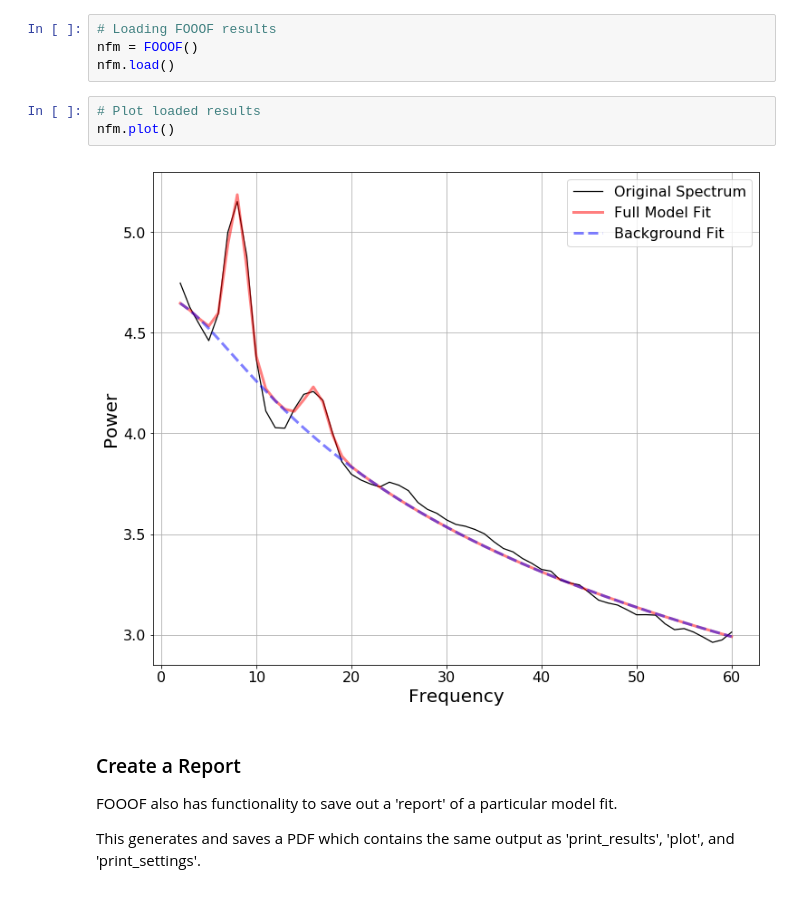
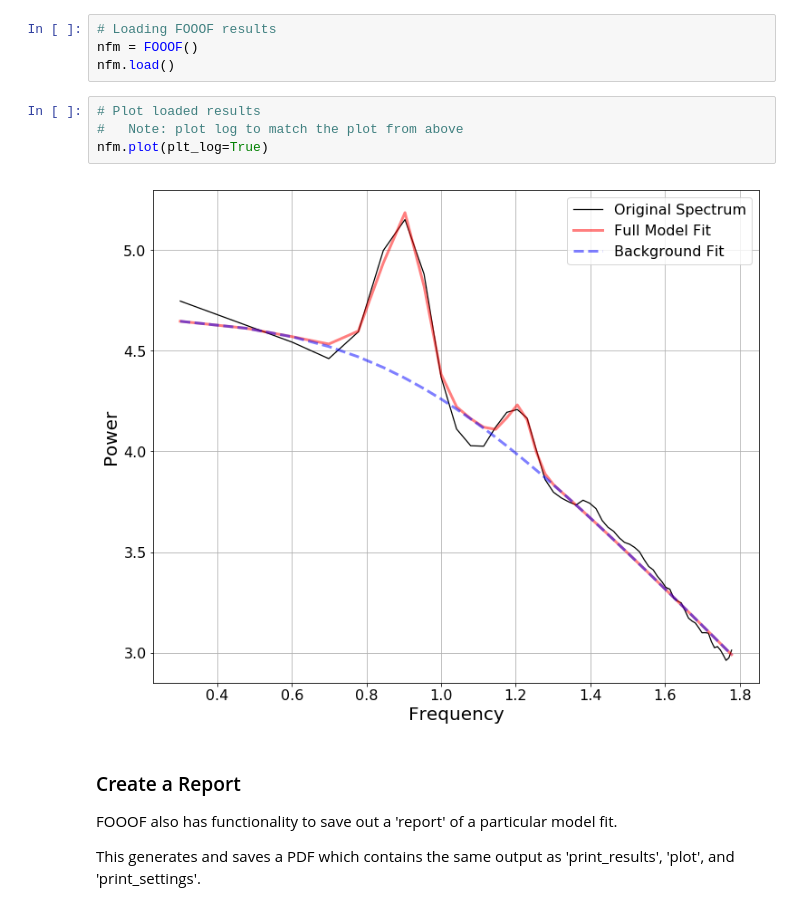
Before and after one commit to fooof-tools/fooof, a Jupyter notebook: tutorial/02-FOOOF.ipynb, the cells around one changed output. Saved outputs shown, nothing was run; the diff lists cells and outputs as text.

Commit message:
Make reloaded plot match the prior one

```diff
--- a/tutorial/02-FOOOF.ipynb
+++ b/tutorial/02-FOOOF.ipynb
@@ -339,9 +339,10 @@ nfm = FOOOF()
 nfm.load()
 # %%
 # Plot loaded results
-nfm.plot()
+#   Note: plot log to match the plot from above
+nfm.plot(plt_log=True)
 # %% [output]
-[figure, old version]
+[figure, new version]
 # %% [markdown]
 ### Create a Report
 
```
Also changed, not shown: parts of 2 cells of this notebook.
